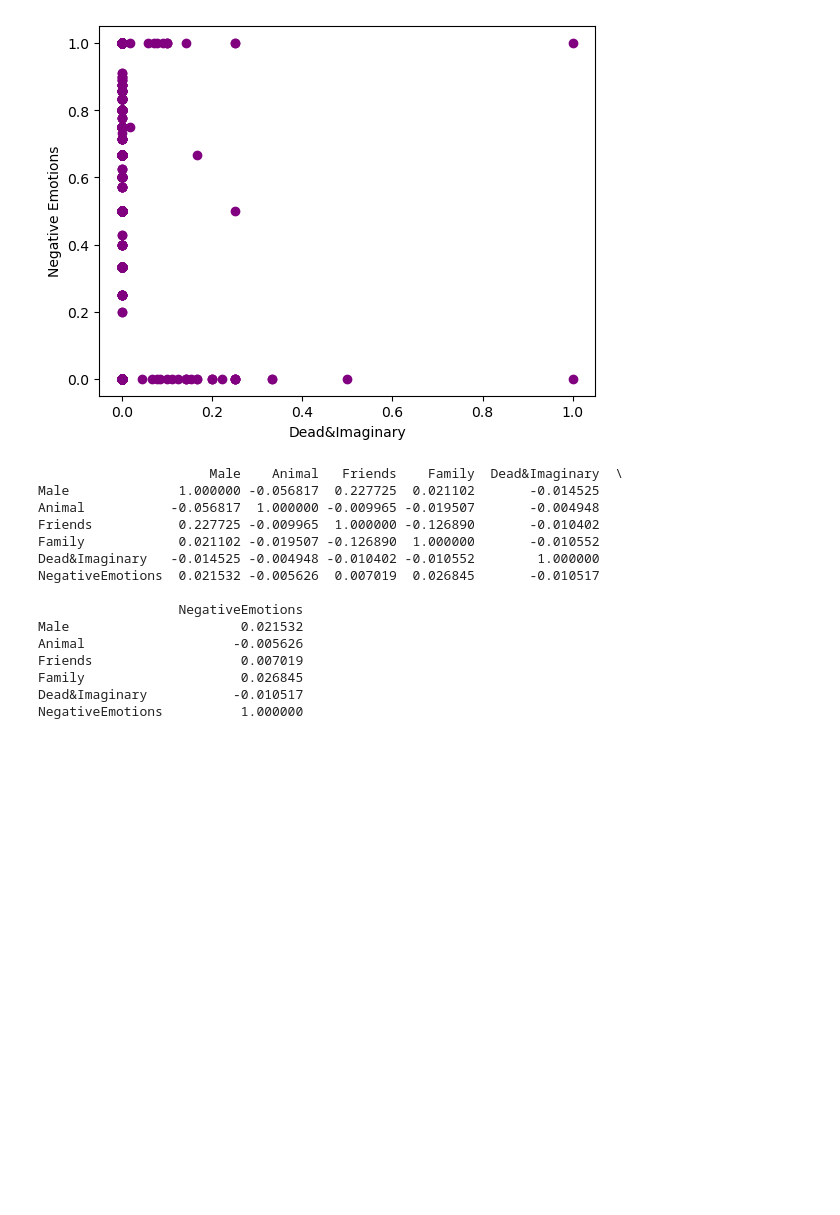
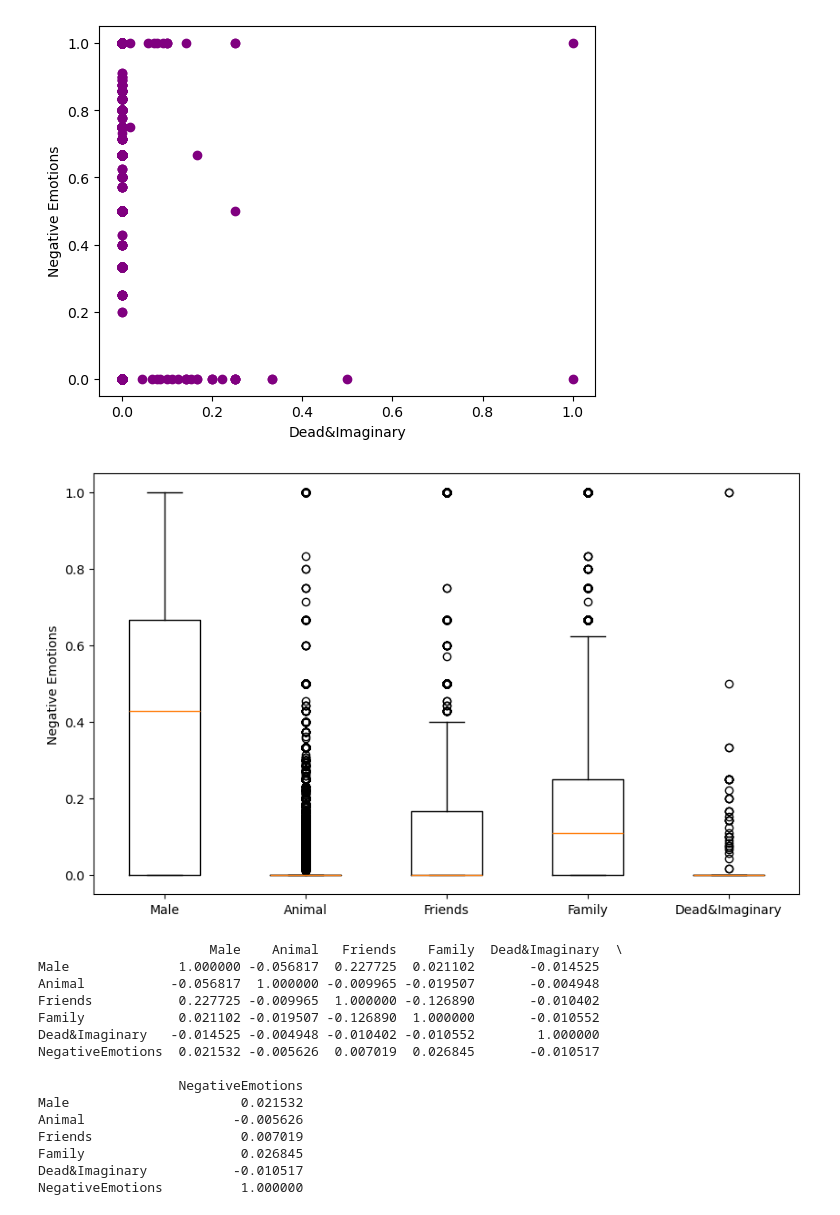
Before and after one commit to erika-ld/CPSC483-Machine-Learning-Project, a Jupyter notebook: data_preprocessing.ipynb, the cells around one changed output. Cells and saved outputs as stored; diff of their text form; code cells hidden in the pictures; blank space fills up the shorter version.

Commit message:
Included box plot

```diff
--- a/data_preprocessing.ipynb
+++ b/data_preprocessing.ipynb
@@ -228,6 +229,18 @@ plt.scatter(X_train['Dead&Imaginary'], y_train, color = 'purple')
 plt.show()
 # %% [output]
 [figure]
+# %%
+#Boxplot for visualization
+factors = ['Male', 'Animal', 'Friends', 'Family', 'Dead&Imaginary']
+data = [X_train[factor] for factor in factors]
+
+
+plt.figure(figsize=(10, 6))
+plt.boxplot(data, labels=factors)
+plt.ylabel("Negative Emotions")
+plt.show()
+# %% [output]
+[figure, added]
 # %%
 #correlation matrix
 selected_columns = dreams[['Male', 'Animal', 'Friends', 'Family', 'Dead&Imaginary', 'NegativeEmotions']]
```
Also changed, not shown: parts of 2 cells of this notebook.
